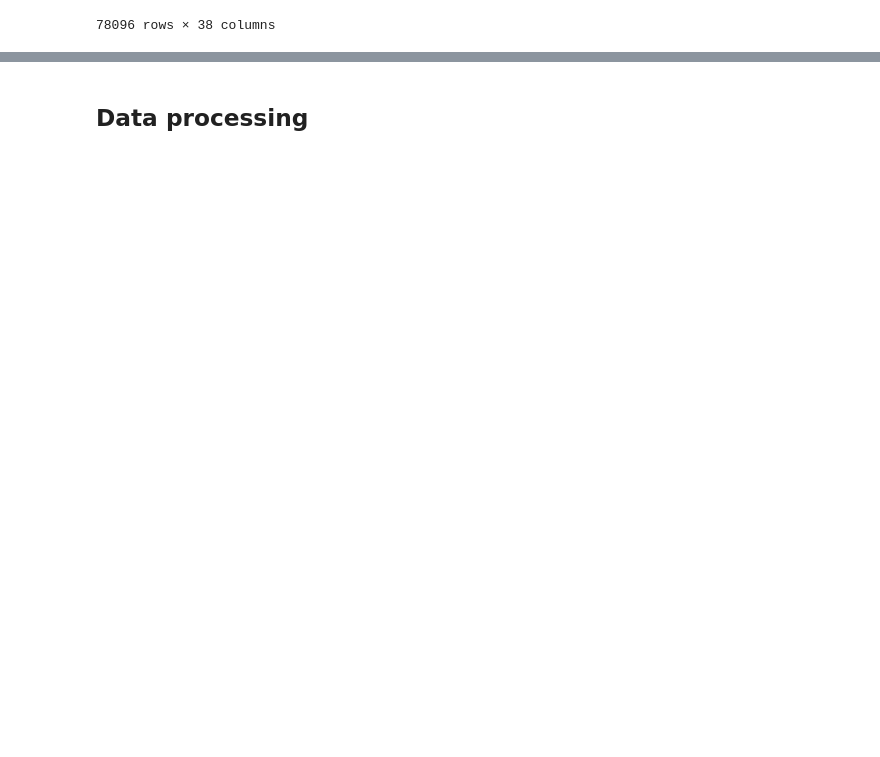
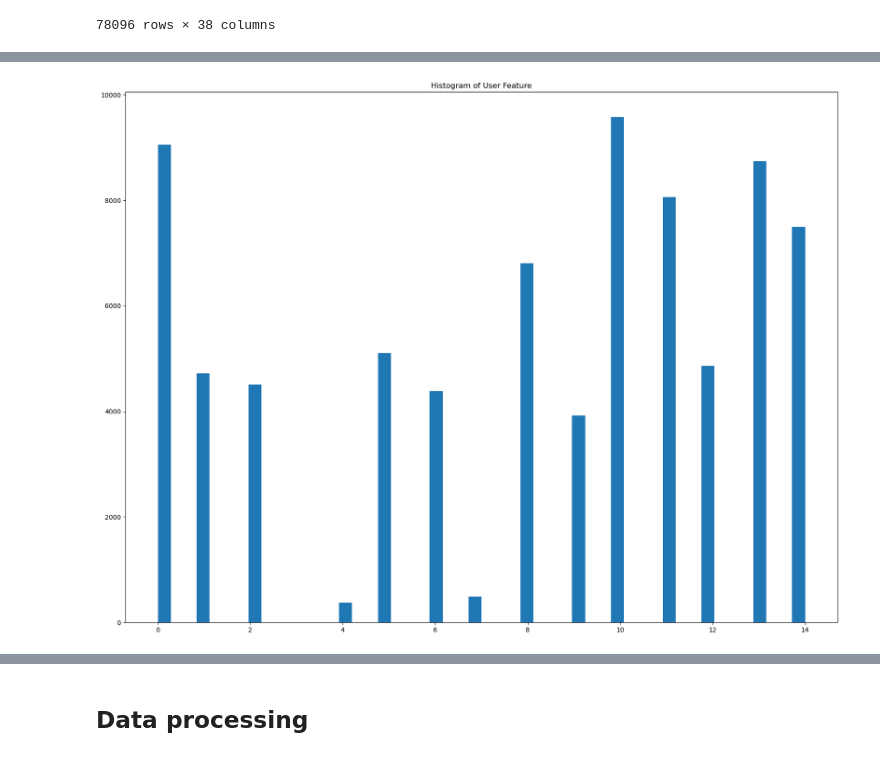
Before and after one commit to bodeborder/fcul-machine-learning, a Jupyter notebook: 2 trabalho/AA_2nd_HomeAssignment_G33.ipynb, the cells around one changed output, grey strips where cells are left out. Drawn from its saved outputs; the diff is of its cells as text; code cells hidden in the pictures; blank space fills up the shorter version.

```diff
--- a/2 trabalho/AA_2nd_HomeAssignment_G33.ipynb
+++ b/2 trabalho/AA_2nd_HomeAssignment_G33.ipynb
@@ -58,0 +125,10 @@ df
+# %%
+#hisotgram of user
+
+hist, bin_edges = np.histogram(df['User'], bins=50)
+plt.figure(figsize=(20,15))
+plt.hist(df['User'], bins=50)
+plt.title('Histogram of User Feature')
+plt.show()
+# %% [output]
+[figure, added]
```
Also changed, not shown: parts of 18 cells of this notebook.
